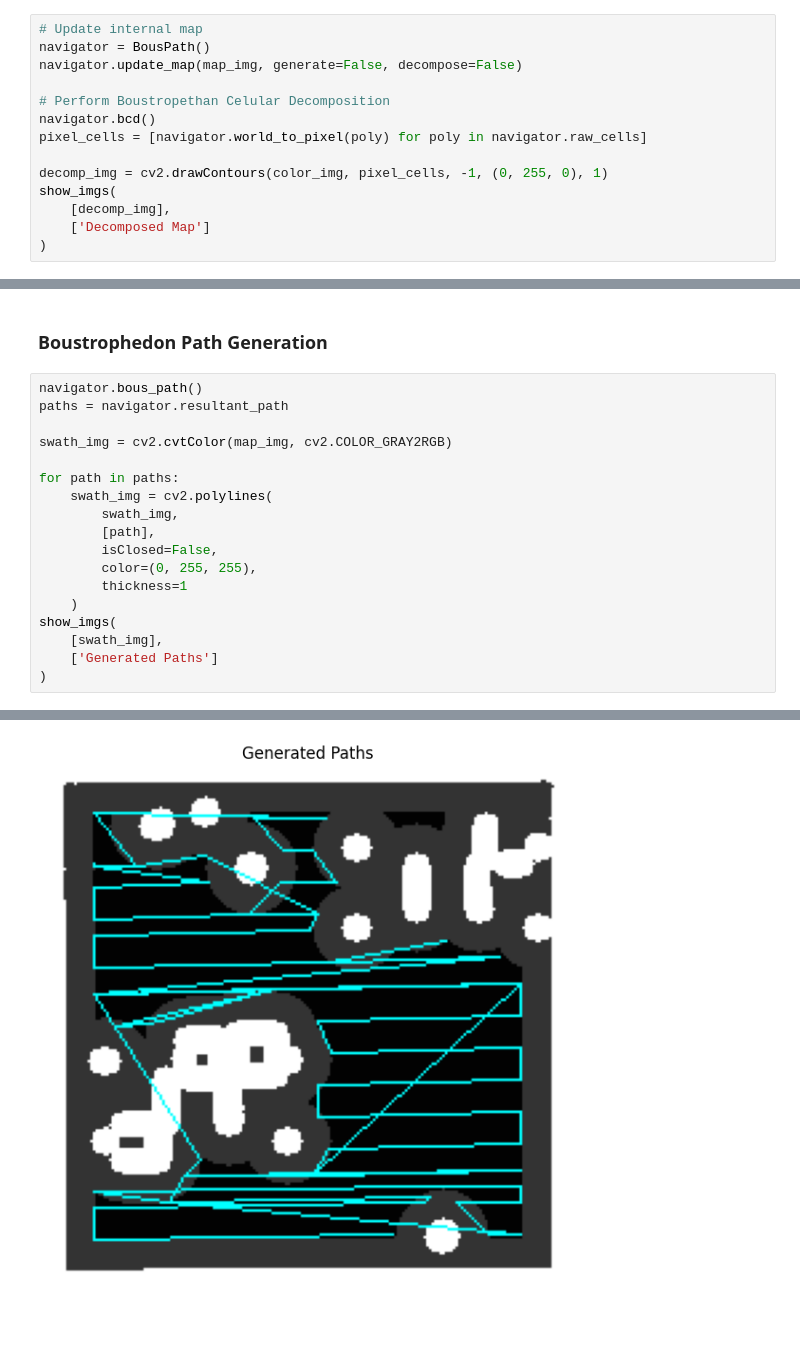
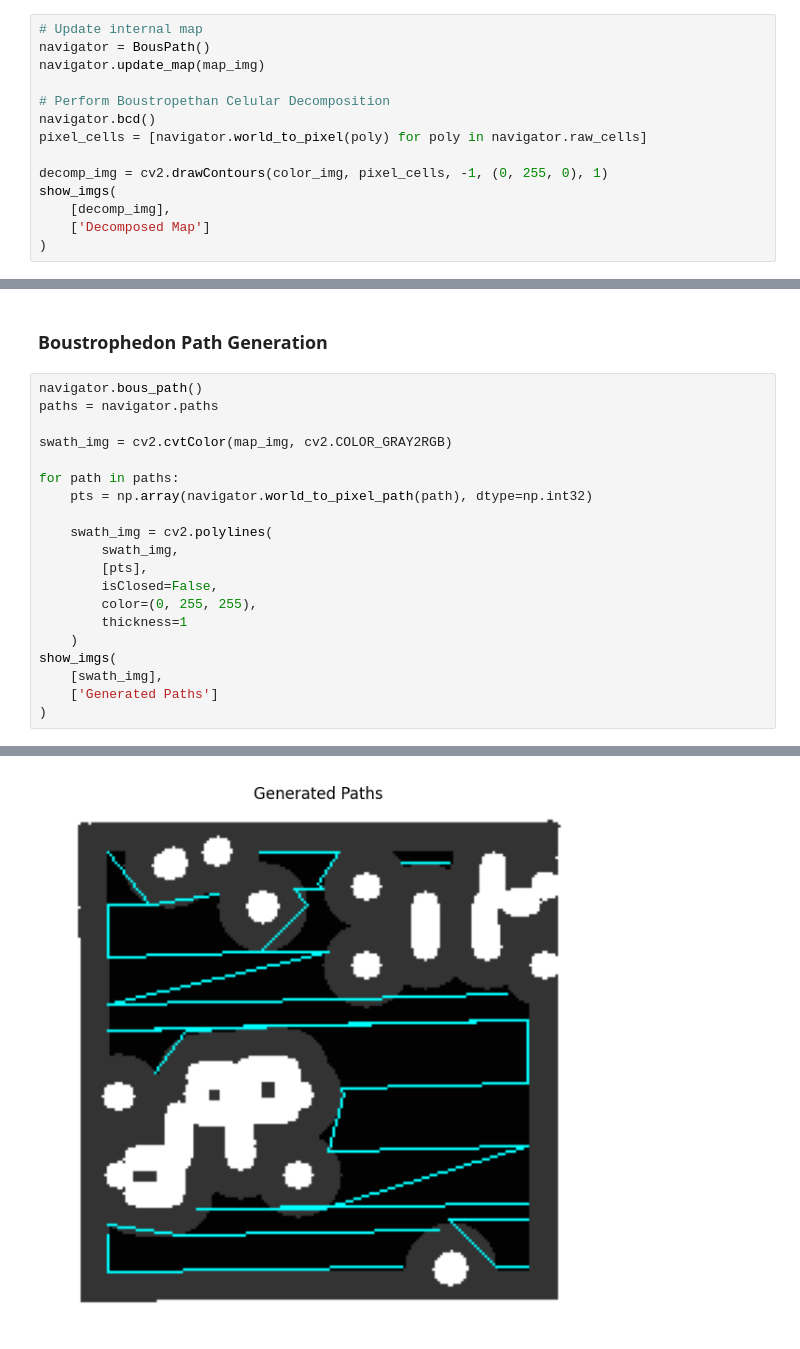
Before and after one commit to machine0herald/Mirte_Lab_Clean, a Jupyter notebook: mirte_lc_nav2/mirte_lc_nav2/test_nav.ipynb, the cells around one changed output, grey strips where cells are left out. Cells and saved outputs as stored; diff of their text form.

```diff
--- a/mirte_lc_nav2/mirte_lc_nav2/test_nav.ipynb
+++ b/mirte_lc_nav2/mirte_lc_nav2/test_nav.ipynb
@@ -71,7 +74,7 @@ This navigator plans in two steps:
 # %%
 # Update internal map
 navigator = BousPath()
-navigator.update_map(map_img, generate=False, decompose=False)
+navigator.update_map(map_img)
 
 # Perform Boustropethan Celular Decomposition
 navigator.bcd()
@@ -91,14 +95,16 @@ map decomposed, publishing decomposition
 ### Boustrophedon Path Generation
 # %%
 navigator.bous_path()
-paths = navigator.resultant_path
+paths = navigator.paths
 
 swath_img = cv2.cvtColor(map_img, cv2.COLOR_GRAY2RGB)
 
 for path in paths:
+    pts = np.array(navigator.world_to_pixel_path(path), dtype=np.int32)
+
     swath_img = cv2.polylines(
         swath_img,
-        [path],
+        [pts],
         isClosed=False,
         color=(0, 255, 255),
         thickness=1
@@ -113,2 +118,2 @@ generating path
 generating full trajectory
-[figure, old version]
+[figure, new version]
```
Also changed, not shown: parts of 13 cells of this notebook, 8 other files.
